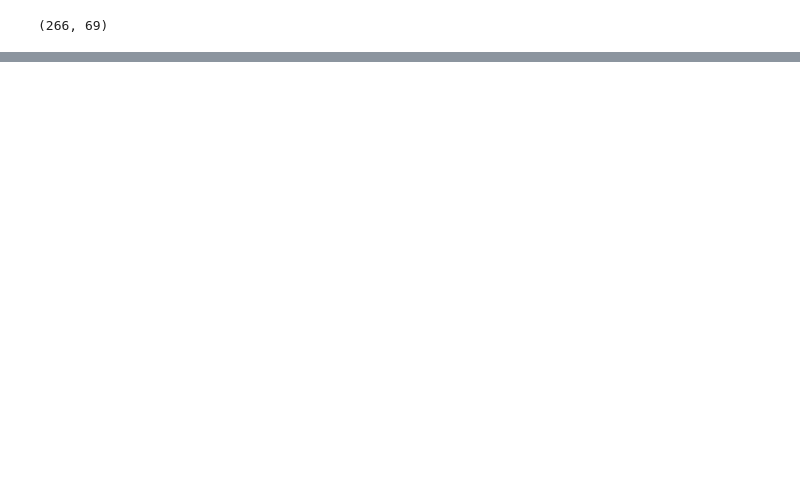
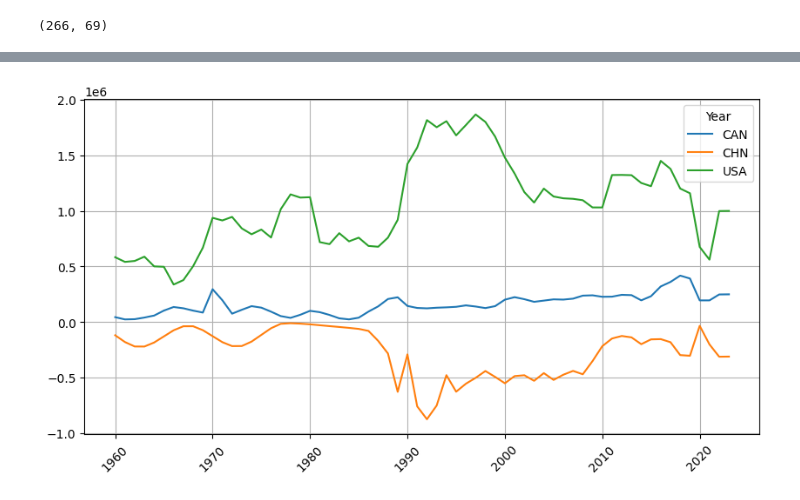
Before and after one commit to Maquililo/prueba-reclutamiento-python, a Jupyter notebook: notebook.ipynb, the cells around one changed output, grey strips where cells are left out. Saved outputs shown, nothing was run; the diff lists cells and outputs as text; code cells hidden in the pictures; blank space fills up the shorter version.

```diff
--- a/notebook.ipynb
+++ b/notebook.ipynb
@@ -14,0 +20,5 @@ fatal: destination path 'prueba-reclutamiento-python' already exists and is not
+# %%
+pib = load_csv('PRODUCTO_INTERNO_BRUTO.csv')
+mig = load_csv('MIGRACION_NETA.csv')
+rem = load_csv('REMESAS.csv')
+ied = load_csv('INVERSION_EXTRANJERA_DIRECTA.csv')
@@ -222,0 +177,3 @@ get_info(migneta['Indicator Code'])
+# %%
+countries = ['Estados Unidos', 'Canadá', 'China']
+mig = mig[mig['Country Name'].isin(countries)]
@@ -222,0 +188,4 @@ get_info(migneta['Indicator Code'])
+# %%
+mig = mig.copy()
+columns = ['Country Name', 'Indicator Name', 'Indicator Code', 'Unnamed: 68']
+mig.drop(columns = columns, inplace = True)
@@ -222,0 +200,4 @@ get_info(migneta['Indicator Code'])
+# %%
+mig.rename(columns = {'Country Code': 'Year'}, inplace = True)
+mig.set_index('Year', inplace = True)
+mig = mig.T
@@ -222,0 +213,8 @@ get_info(migneta['Indicator Code'])
+# %%
+mig.plot.line(figsize = (10, 5))
+plt.xticks(rotation = 45)
+plt.grid()
+
+plt.show()
+# %% [output]
+[figure, added]
```
Also changed, not shown: parts of 41 cells of this notebook.
